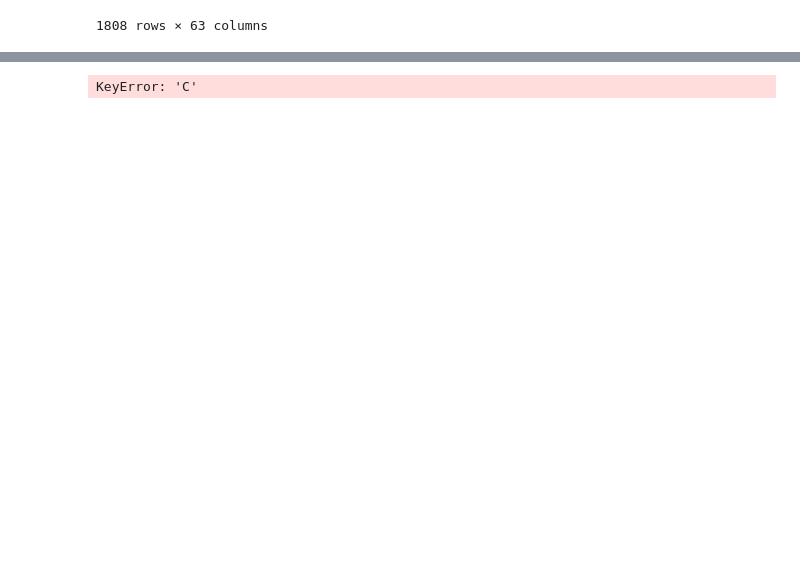
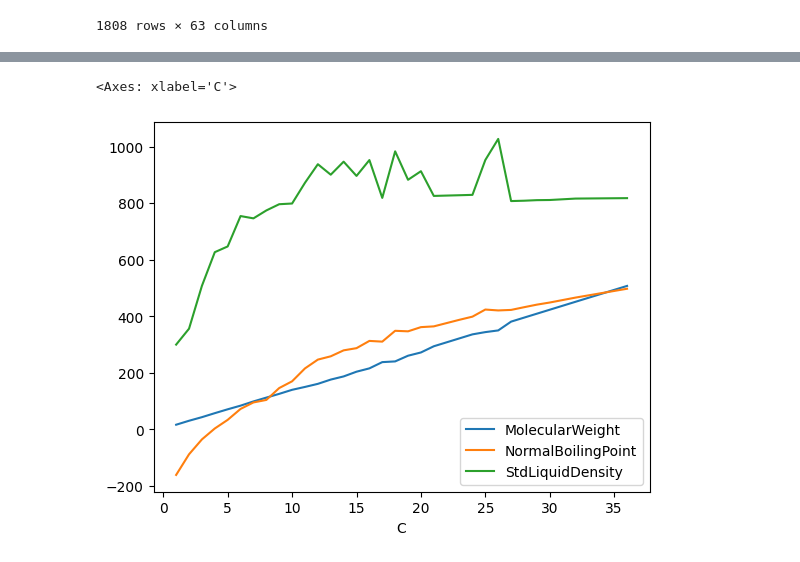
Before and after one commit to VChuzlov/Python_for_CE, a Jupyter notebook: ЛБ/ЛБ-05-Pandas/work.ipynb, the cells around one changed output, grey strips where cells are left out. Saved outputs shown, nothing was run; the diff lists cells and outputs as text; code cells hidden in the pictures; blank space fills up the shorter version.

```diff
--- a/ЛБ/ЛБ-05-Pandas/work.ipynb
+++ b/ЛБ/ЛБ-05-Pandas/work.ipynb
@@ -42,4 +46,5 @@ pna_by_c
 # %%
-pna_by_c.plot(x='C', y='NormalBoilingPoint')
+pna_by_c.plot()
 # %% [output]
-KeyError: 'C'
+<Axes: xlabel='C'>
+[figure, added]
```
Also changed, not shown: parts of 2 cells of this notebook.
